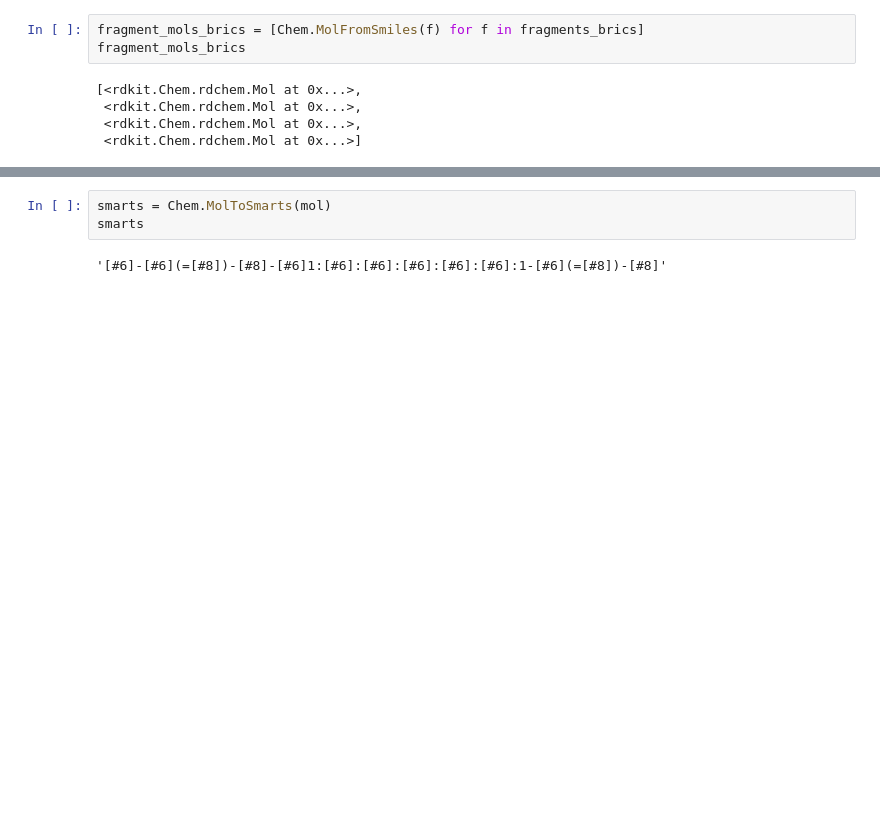
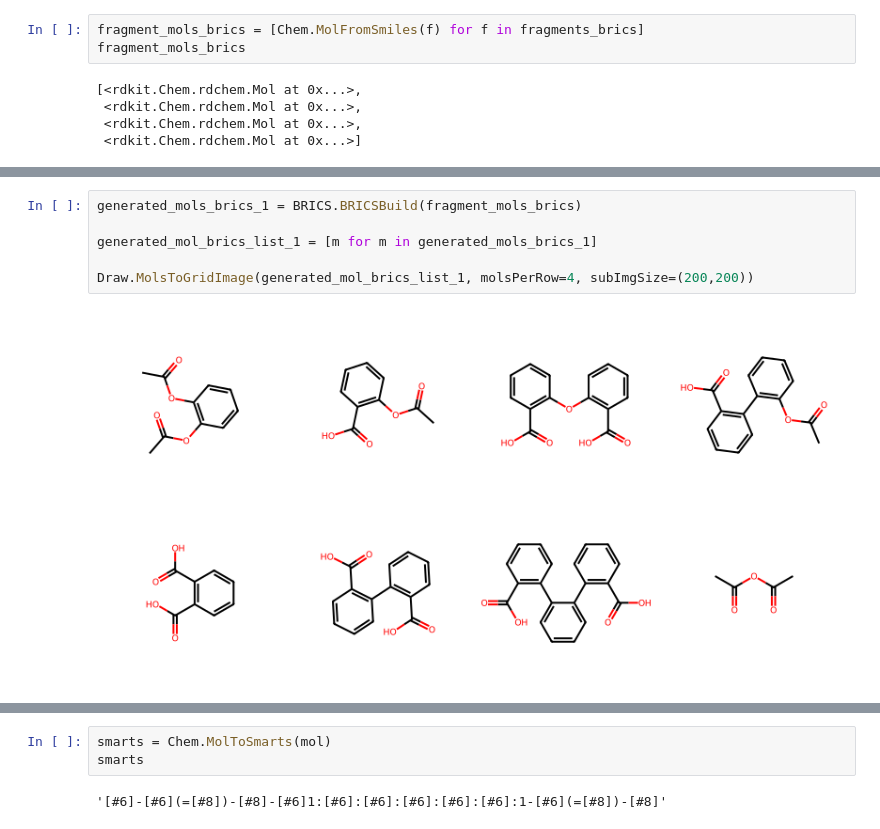
Before and after one commit to mipypf/scej-mi, a Jupyter notebook: example_brics_smarts.ipynb, the cells around one changed output, grey strips where cells are left out. Drawn from its saved outputs; the diff is of its cells as text; blank space fills up the shorter version.

```diff
--- a/example_brics_smarts.ipynb
+++ b/example_brics_smarts.ipynb
@@ -76,0 +70,8 @@ Draw.MolsToGridImage(fragment_mols_brics, molsPerRow=3, subImgSize=(200,200), le
+# %%
+generated_mols_brics_1 = BRICS.BRICSBuild(fragment_mols_brics)
+
+generated_mol_brics_list_1 = [m for m in generated_mols_brics_1]
+
+Draw.MolsToGridImage(generated_mol_brics_list_1, molsPerRow=4, subImgSize=(200,200))
+# %% [output]
+[figure, added]
```
Also changed, not shown: parts of 7 cells of this notebook.
